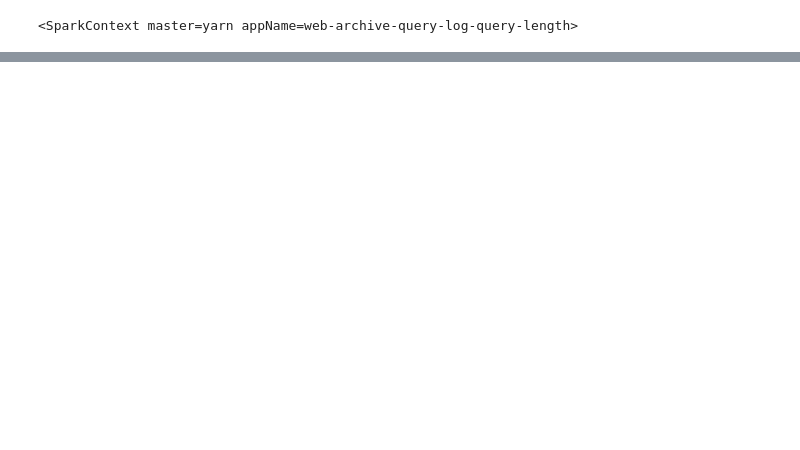
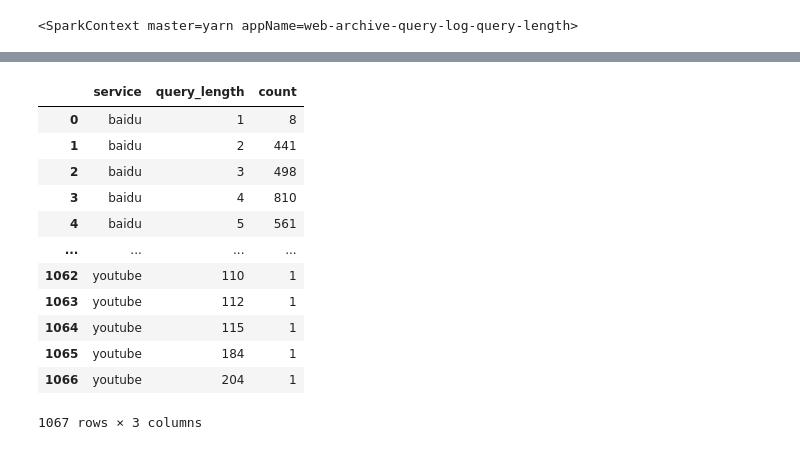
Before and after one commit to webis-de/archive-query-log, a Jupyter notebook: notebooks/evaluation_query_length.ipynb, the cells around one changed output, grey strips where cells are left out. Saved outputs shown, nothing was run; the diff lists cells and outputs as text; code cells hidden in the pictures; blank space fills up the shorter version.

```diff
--- a/notebooks/evaluation_query_length.ipynb
+++ b/notebooks/evaluation_query_length.ipynb
@@ -74,9 +94,25 @@ top_services
 # %%
 df_plot = df.copy()
 df_plot.loc[
     ~df_plot["service"].isin(top_services),
     "service",
 ] = "other"
+df_plot = df_plot.groupby(["service", "query_length"])["count"].sum().reset_index()
+df_plot
+# %% [output]
+|  | service | query_length | count |
+| 0 | baidu | 1 | 8 |
+| 1 | baidu | 2 | 441 |
+| 2 | baidu | 3 | 498 |
+| 3 | baidu | 4 | 810 |
+| 4 | baidu | 5 | 561 |
+| ... | ... | ... | ... |
+| 1062 | youtube | 110 | 1 |
+| 1063 | youtube | 112 | 1 |
+| 1064 | youtube | 115 | 1 |
+| 1065 | youtube | 184 | 1 |
+| 1066 | youtube | 204 | 1 |
+1067 rows × 3 columns
 # %%
 from seaborn import displot
 
```
Also changed, not shown: parts of 5 cells of this notebook, 2 other files.
